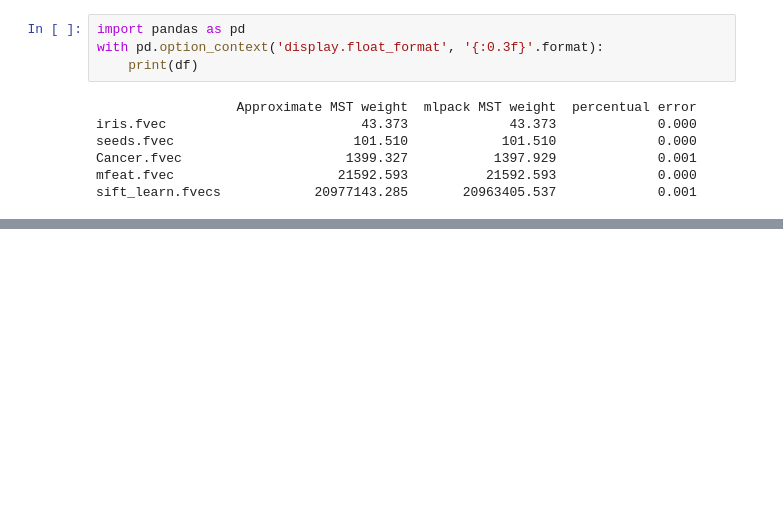
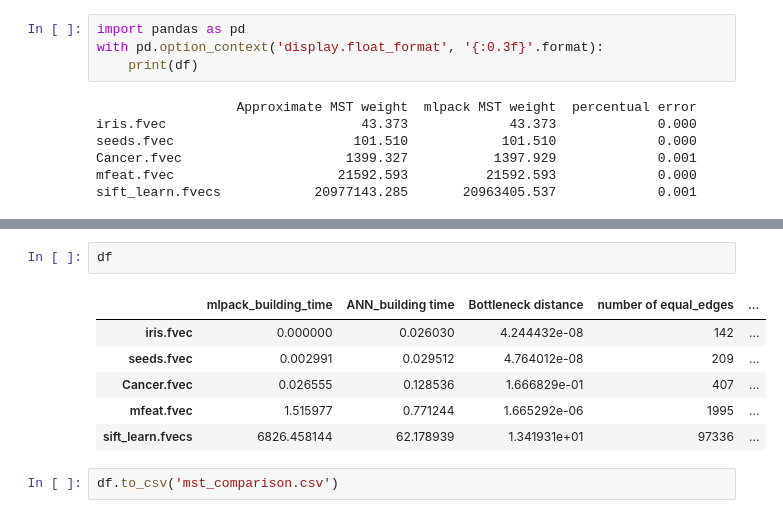
Before and after one commit to viguardieiro/TopoMap, a Jupyter notebook: Generate_MST_tests.ipynb, the cells around one changed output, grey strips where cells are left out. Cells and saved outputs as stored; diff of their text form; blank space fills up the shorter version.

```diff
--- a/Generate_MST_tests.ipynb
+++ b/Generate_MST_tests.ipynb
@@ -752,0 +648,11 @@ bottleneck distance: 0.16668293510106746
+# %%
+df
+# %% [output]
+|  | mlpack_building_time | ANN_building time | Bottleneck distance | number of equal_edges | ... |
+| iris.fvec | 0.000000 | 0.026030 | 4.244432e-08 | 142 | ... |
+| seeds.fvec | 0.002991 | 0.029512 | 4.764012e-08 | 209 | ... |
+| Cancer.fvec | 0.026555 | 0.128536 | 1.666829e-01 | 407 | ... |
+| mfeat.fvec | 1.515977 | 0.771244 | 1.665292e-06 | 1995 | ... |
+| sift_learn.fvecs | 6826.458144 | 62.178939 | 1.341931e+01 | 97336 | ... |
+# %%
+df.to_csv('mst_comparison.csv')
```
Also changed, not shown: parts of 8 cells of this notebook, 3 other files.
